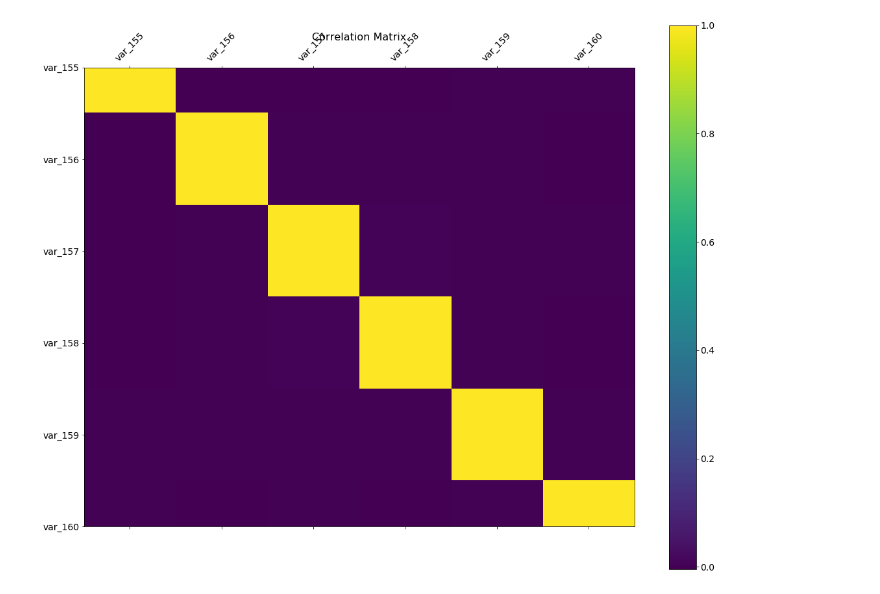
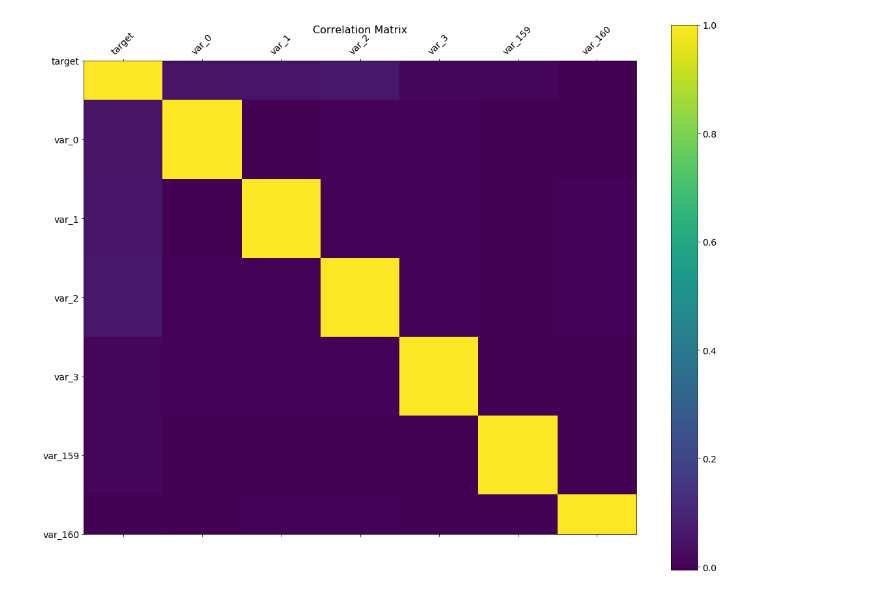
Before and after one commit to andgho/TDT05-project, a Jupyter notebook: tdt05.ipynb, the cells around one changed output. Drawn from its saved outputs; the diff is of its cells as text; code cells hidden in the pictures.

```diff
--- a/tdt05.ipynb
+++ b/tdt05.ipynb
@@ -57,15 +307,15 @@ plt.show()
 # %%
 
-df2 = df[['var_155','var_156','var_157','var_158','var_159','var_160']]
+df2 = df[['target','var_0','var_1','var_2','var_3','var_159','var_160']]
 f = plt.figure(figsize=(19, 15))
 plt.matshow(df2.corr(), fignum=f.number)
 plt.xticks(range(df2.shape[1]), df2.columns, fontsize=14, rotation=45)
 plt.yticks(range(df2.shape[1]), df2.columns, fontsize=14)
 cb = plt.colorbar()
 cb.ax.tick_params(labelsize=14)
 plt.title('Correlation Matrix', fontsize=16);
 # %% [output]
-[figure, old version]
+[figure, new version]
 # %%
 df2 = (df[['var_1', 'var_139']])
 plt.plot(df2.head(50))
```
Also changed, not shown: parts of 27 cells of this notebook.
